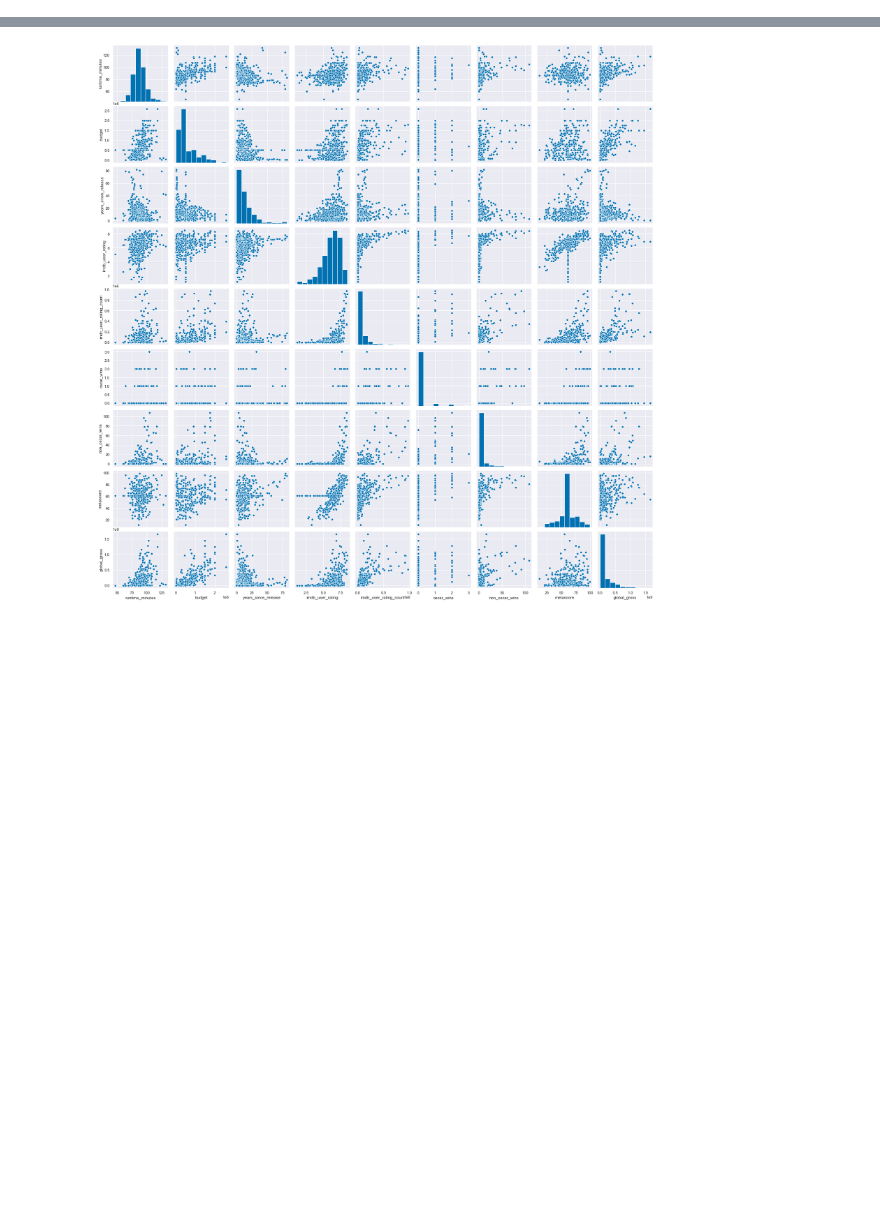
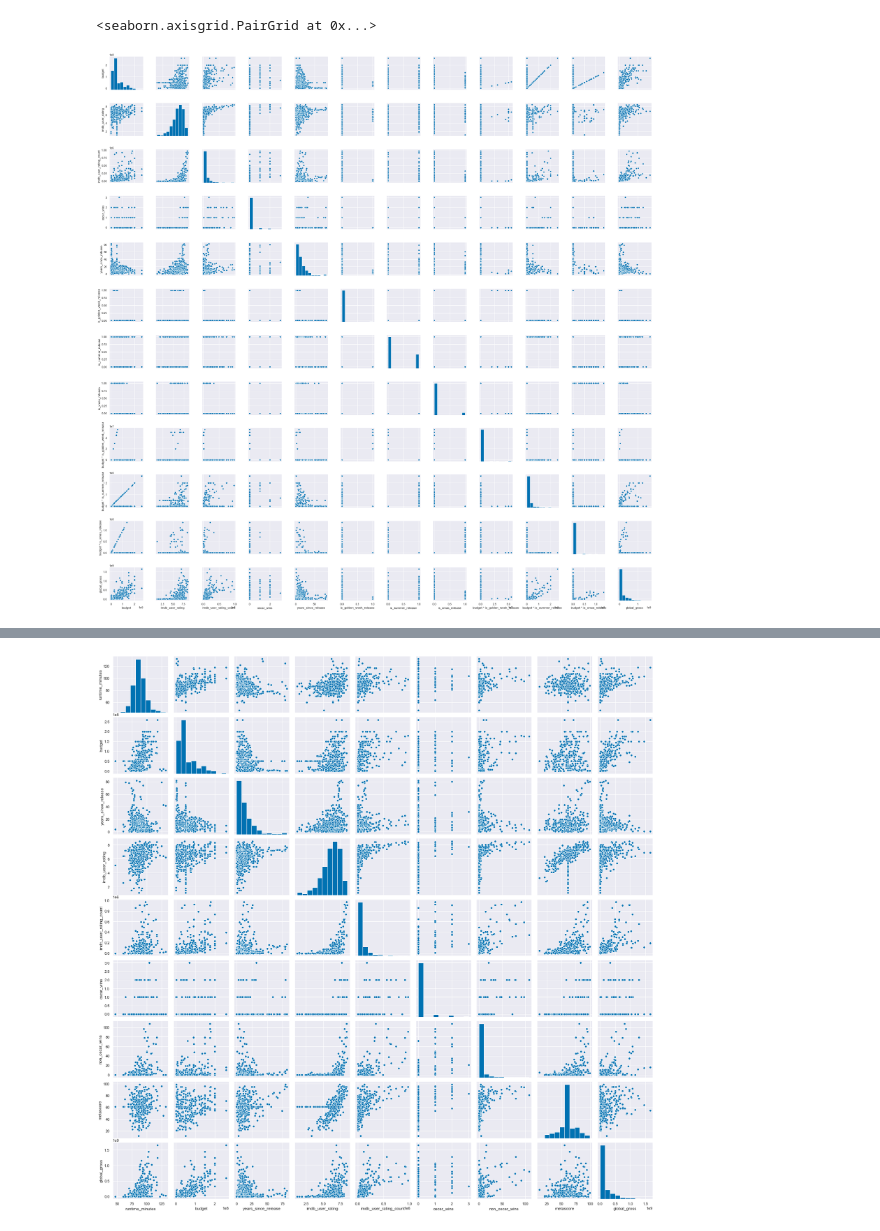
Before and after one commit to binh748/animation-regression, a Jupyter notebook: model_building.ipynb, the cells around one changed output, grey strips where cells are left out. Saved outputs shown, nothing was run; the diff lists cells and outputs as text; code cells hidden in the pictures; blank space fills up the shorter version.

```diff
--- a/model_building.ipynb
+++ b/model_building.ipynb
@@ -33,0 +112,19 @@ main_features_target = main_features + target
+# %%
+usa_df['imdb_user_rating**2'] = usa_df['imdb_user_rating']**2
+usa_df['years_since_release**2'] = usa_df['years_since_release']**2
+
+japan_df['imdb_user_rating**2'] = japan_df['imdb_user_rating']**2
+japan_df['years_since_release**2'] = japan_df['years_since_release']**2
+# %%
+usa_df['budget * is_golden_week_release'] = usa_df['budget'] * usa_df['is_golden_week_release']
+usa_df['budget * is_summer_release'] = usa_df['budget'] * usa_df['is_summer_release']
+usa_df['budget * is_xmas_release'] = usa_df['budget'] * usa_df['is_xmas_release']
+
+japan_df['budget * is_golden_week_release'] = japan_df['budget'] * japan_df['is_golden_week_release']
+japan_df['budget * is_summer_release'] = japan_df['budget'] * japan_df['is_summer_release']
+japan_df['budget * is_xmas_release'] = japan_df['budget'] * japan_df['is_xmas_release']
+# %%
+sns.pairplot(usa_df[main_features_5_usa+target])
+# %% [output]
+<seaborn.axisgrid.PairGrid at 0x...>
+[figure, added]
```
Also changed, not shown: parts of 55 cells of this notebook.
